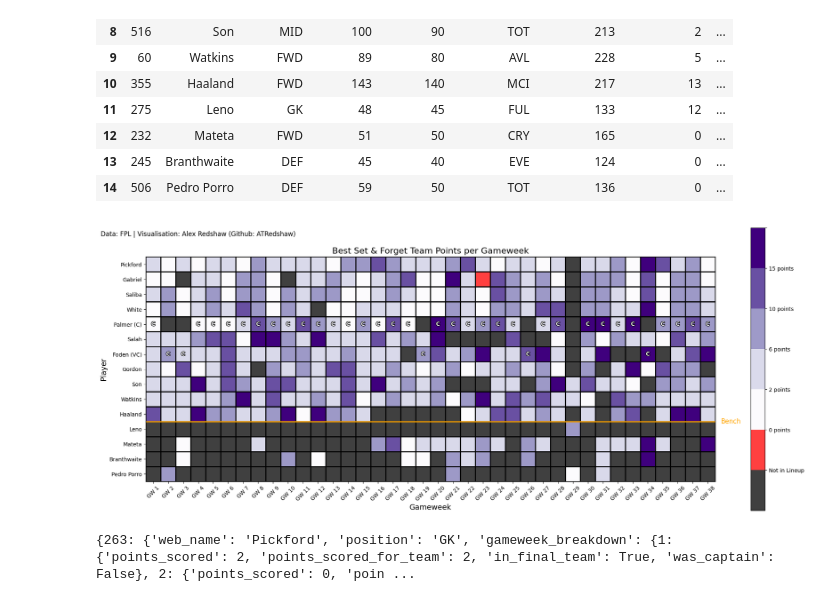
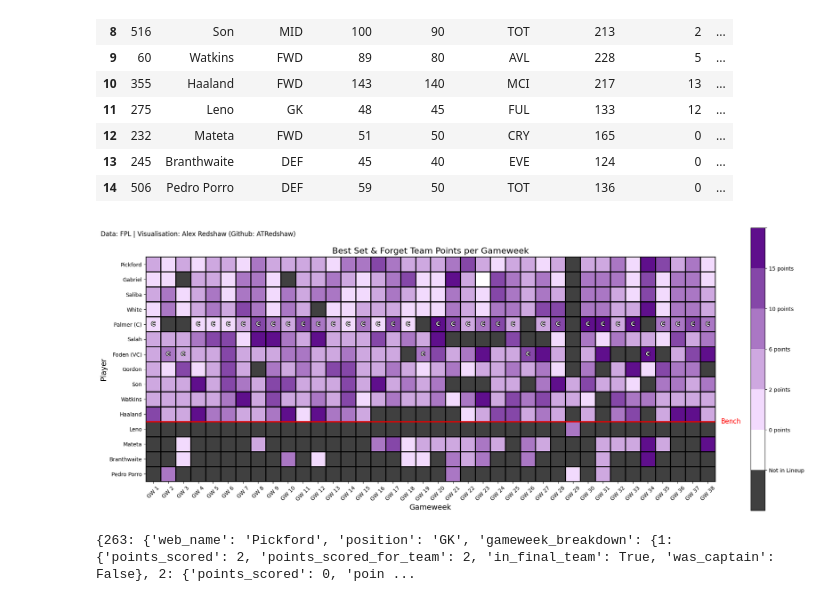
Before and after one commit to ARedshaw02/fpl-hindsight-optimiser, a Jupyter notebook: set_and_forget/exploration_set_and_forget.ipynb, the cells around one changed output. Cells and saved outputs as stored; diff of their text form; code cells hidden in the pictures.

Commit message:
Updated vis with new values and colours

```diff
--- a/set_and_forget/exploration_set_and_forget.ipynb
+++ b/set_and_forget/exploration_set_and_forget.ipynb
@@ -136,8 +136,8 @@ def visualise_player_point_breakdown(df):
 
     # Define bins and colours
     bins = [-99, -10, 0, 2, 6, 10, 15, np.inf]
-    colours = plt.cm.Purples(np.linspace(0, 1, 5)).tolist()
-    negative_points_colour = mcolors.to_rgba('#FFA500', alpha=0.75)
+    colours = ['#f2dafd', '#cea8e0', '#aa77c4', '#8547a8', '#5f0f8c']
+    negative_points_colour = mcolors.to_rgba('#ffffff', alpha=1)
     black = mcolors.to_rgba('#000000', alpha=0.75)
     colours = [black] + [negative_points_colour] + colours
 
@@ -200,34 +200,34 @@ def visualise_player_point_breakdown(df):
                 if row['is_captain']:
                     text = ax.text(j-1, i, 'C', ha='center', va='center', color='w', fontweight='bold')
                     text.set_path_effects([PathEffects.withStroke(linewidth=2, foreground='k')])
                 elif row['is_vice_captain'] and not df.loc[df['is_captain'], gw_in_team_col].any():
                     text = ax.text(j-1, i, 'C', ha='center', va='center', color='w', fontweight='bold')
                     text.set_path_effects([PathEffects.withStroke(linewidth=2, foreground='k')])
 
     ax.set_xticks(np.arange(-0.5, current_gw, 1), minor=True)
     ax.set_yticks(np.arange(-0.5, len(df), 1), minor=True)
     ax.grid(which='minor', color='black', linewidth=2)
     ax.tick_params(which='minor', size=0)
 
     plt.subplots_adjust(left=0.15, right=0.95, bottom=0.15, top=0.9)
 
     # Set fig size
     fig.set_size_inches(20, 8)
     plt.tight_layout()
 
     # Add plot caption
     ax.text(3, -2, "Data: FPL | Visualisation: Alex Redshaw (Github: ATRedshaw)", ha='center', va='center', fontsize=12)
 
     # Save the figure
     plt.savefig(f'visualisations/{year}/set_and_forget_player_point_breakdown.png', dpi=300)
 
     # Display the plot
     plt.show()
 
 # Call the function using the engineered dataframe
 visualise_player_point_breakdown(add_captaincy_vice_captaincy_to_web_name(engineered_df))
 # %% [output]
-[figure, old version]
+[figure, new version]
 # %%
 def did_captain_play(gw, df):
     return df.loc[df['is_captain'], f'gw_{gw}_in_team'].any()
```
Also changed, not shown: 3 other files.
